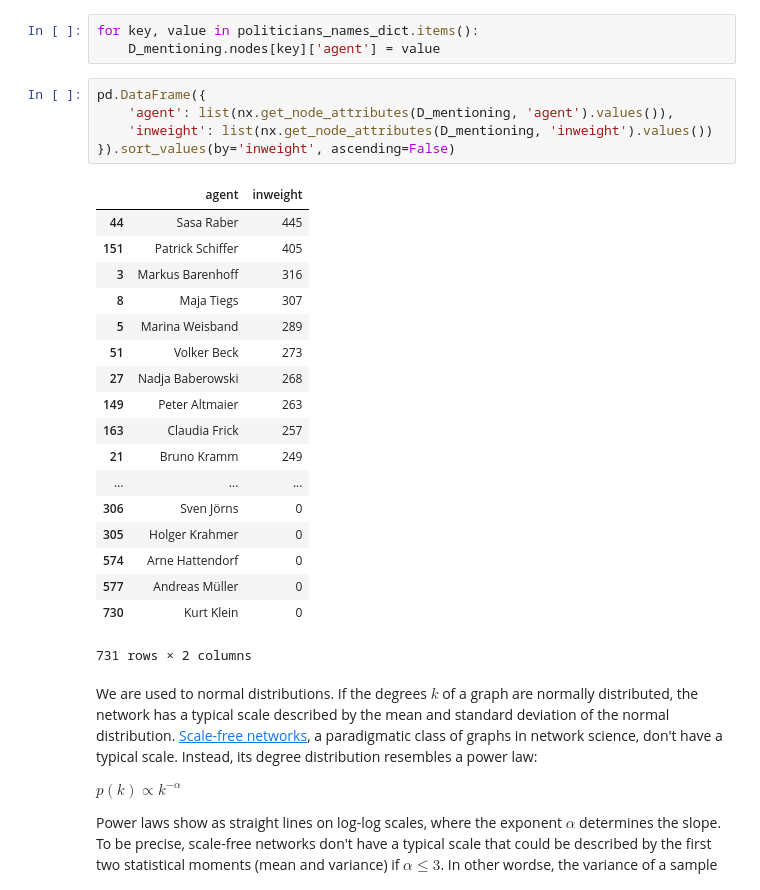
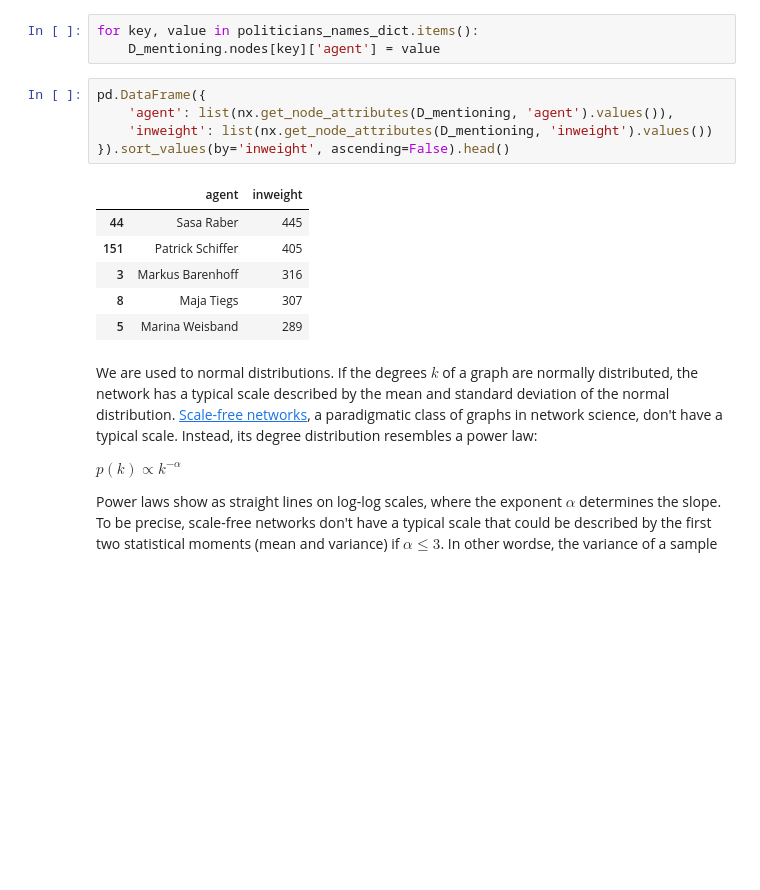
Before and after one commit to gesiscss/introduction_networkx, a Jupyter notebook: introduction_networkx.ipynb, the cells around one changed output. Saved outputs shown, nothing was run; the diff lists cells and outputs as text; blank space fills up the shorter version.

```diff
--- a/introduction_networkx.ipynb
+++ b/introduction_networkx.ipynb
@@ -602,27 +608,15 @@ for key, value in politicians_names_dict.items():
 # %%
 pd.DataFrame({
     'agent': list(nx.get_node_attributes(D_mentioning, 'agent').values()),
     'inweight': list(nx.get_node_attributes(D_mentioning, 'inweight').values())
-}).sort_values(by='inweight', ascending=False)
+}).sort_values(by='inweight', ascending=False).head()
 # %% [output]
 |  | agent | inweight |
 | 44 | Sasa Raber | 445 |
 | 151 | Patrick Schiffer | 405 |
 | 3 | Markus Barenhoff | 316 |
 | 8 | Maja Tiegs | 307 |
 | 5 | Marina Weisband | 289 |
-| 51 | Volker Beck | 273 |
-| 27 | Nadja Baberowski | 268 |
-| 149 | Peter Altmaier | 263 |
-| 163 | Claudia Frick | 257 |
-| 21 | Bruno Kramm | 249 |
-| ... | ... | ... |
-| 306 | Sven Jörns | 0 |
-| 305 | Holger Krahmer | 0 |
-| 574 | Arne Hattendorf | 0 |
-| 577 | Andreas Müller | 0 |
-| 730 | Kurt Klein | 0 |
-731 rows × 2 columns
 # %% [markdown]
 We are used to normal distributions. If the degrees $k$ of a graph are normally distributed, the network has a typical scale described by the mean and standard deviation of the normal distribution. <a href='http://doi.org/10.1126/science.286.5439.509'>Scale-free networks</a>, a paradigmatic class of graphs in network science, don't have a typical scale. Instead, its degree distribution resembles a power law:
 
```
Also changed, not shown: parts of 43 cells of this notebook.
